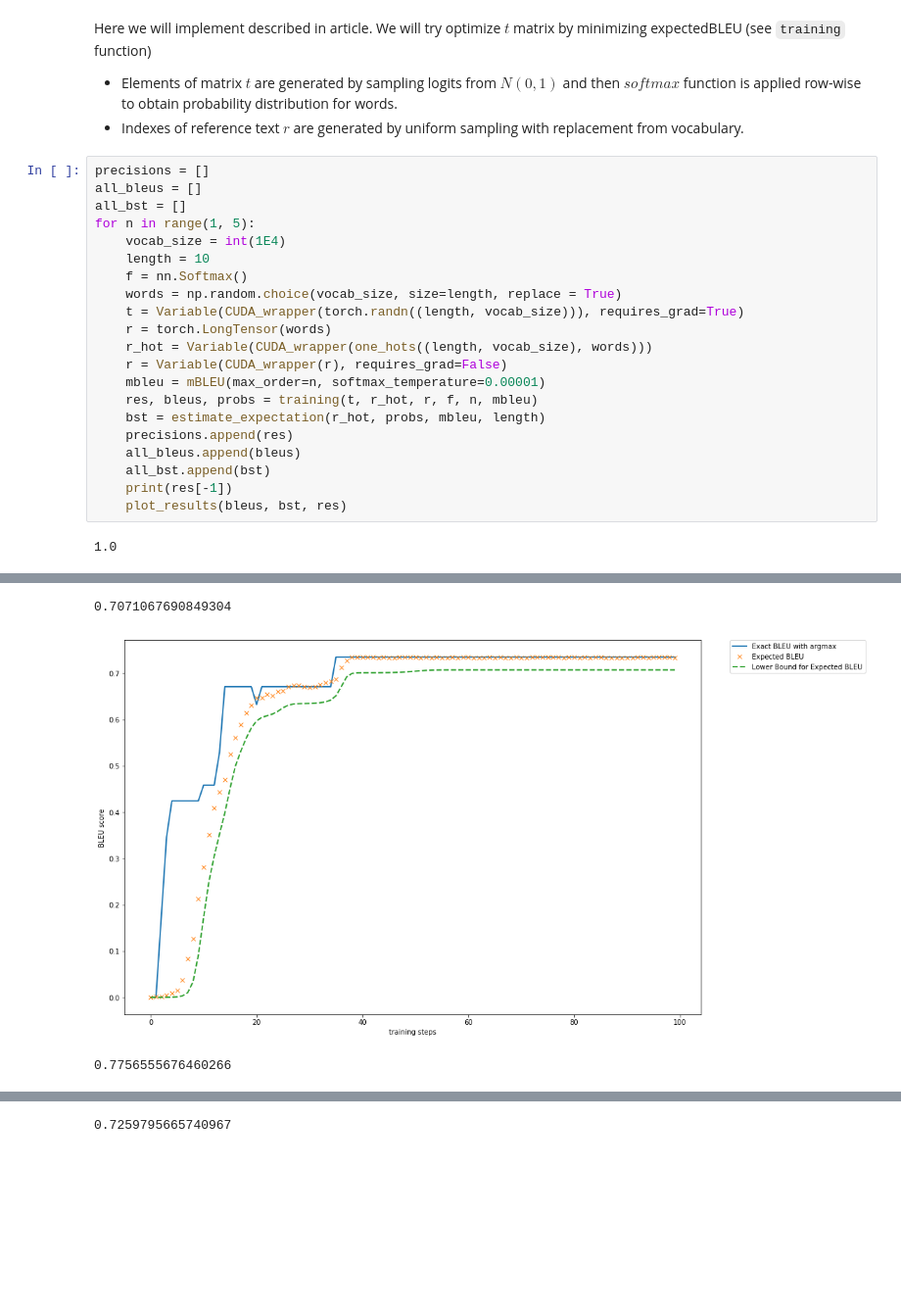
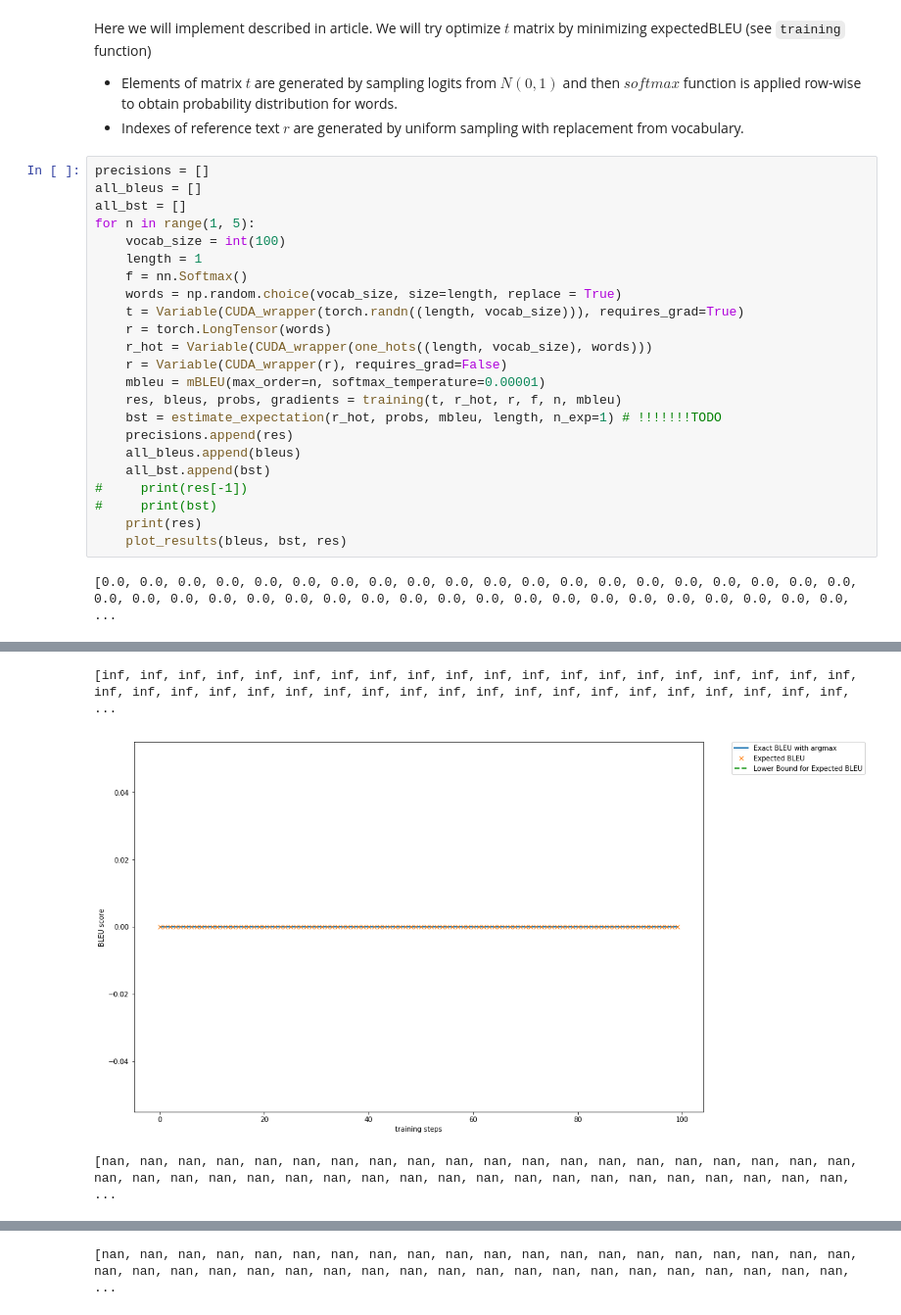
Before and after one commit to deeppavlov/expected_bleu, a Jupyter notebook: BLEU_results.ipynb, the cells around one changed output, grey strips where cells are left out. Shown: that part at 98% size. Cells and saved outputs as stored; diff of their text form; blank space fills up the shorter version.

Commit message:
commit logBLEU

```diff
--- a/BLEU_results.ipynb
+++ b/BLEU_results.ipynb
@@ -30,8 +30,8 @@ precisions = []
 all_bleus = []
 all_bst = []
 for n in range(1, 5):
-    vocab_size = int(1E4)
-    length = 10
+    vocab_size = int(100)
+    length = 1
     f = nn.Softmax()
     words = np.random.choice(vocab_size, size=length, replace = True)
     t = Variable(CUDA_wrapper(torch.randn((length, vocab_size))), requires_grad=True)
@@ -39,12 +39,14 @@ for n in range(1, 5):
     r_hot = Variable(CUDA_wrapper(one_hots((length, vocab_size), words)))
     r = Variable(CUDA_wrapper(r), requires_grad=False)
     mbleu = mBLEU(max_order=n, softmax_temperature=0.00001)
-    res, bleus, probs = training(t, r_hot, r, f, n, mbleu)
-    bst = estimate_expectation(r_hot, probs, mbleu, length)
+    res, bleus, probs, gradients = training(t, r_hot, r, f, n, mbleu)
+    bst = estimate_expectation(r_hot, probs, mbleu, length, n_exp=1) # !!!!!!!TODO
     precisions.append(res)
     all_bleus.append(bleus)
     all_bst.append(bst)
-    print(res[-1])
+#     print(res[-1])
+#     print(bst)
+    print(res)
     plot_results(bleus, bst, res)
 # %% [output]
-1.0
+[0.0, 0.0, 0.0, 0.0, 0.0, 0.0, 0.0, 0.0, 0.0, 0.0, 0.0, 0.0, 0.0, 0.0, 0.0, 0.0, 0.0, 0.0, 0.0, 0.0, 0.0, 0.0, 0.0, 0.0, 0.0, 0.0, 0.0, 0.0, 0.0, 0.0, 0.0, 0.0, 0.0, 0.0, 0.0, 0.0, 0.0, 0.0, 0.0, 0.0, ...
@@ -52,3 +54,3 @@ for n in range(1, 5):
-0.7071067690849304
+[inf, inf, inf, inf, inf, inf, inf, inf, inf, inf, inf, inf, inf, inf, inf, inf, inf, inf, inf, inf, inf, inf, inf, inf, inf, inf, inf, inf, inf, inf, inf, inf, inf, inf, inf, inf, inf, inf, inf, inf, ...
-[figure, old version]
+[figure, new version]
-0.7756555676460266
+[nan, nan, nan, nan, nan, nan, nan, nan, nan, nan, nan, nan, nan, nan, nan, nan, nan, nan, nan, nan, nan, nan, nan, nan, nan, nan, nan, nan, nan, nan, nan, nan, nan, nan, nan, nan, nan, nan, nan, nan, ...
@@ -56 +58 @@ for n in range(1, 5):
-0.7259795665740967
+[nan, nan, nan, nan, nan, nan, nan, nan, nan, nan, nan, nan, nan, nan, nan, nan, nan, nan, nan, nan, nan, nan, nan, nan, nan, nan, nan, nan, nan, nan, nan, nan, nan, nan, nan, nan, nan, nan, nan, nan, ...
```
Also changed, not shown: parts of 3 cells of this notebook, 2 other files.
